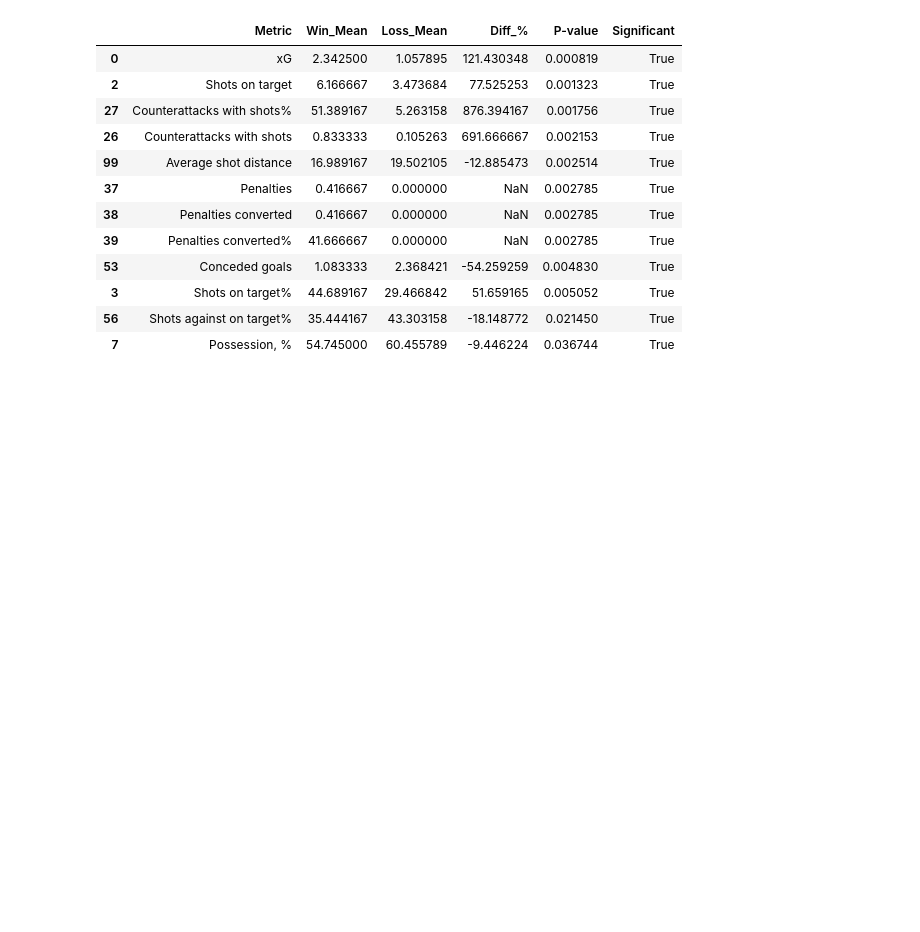
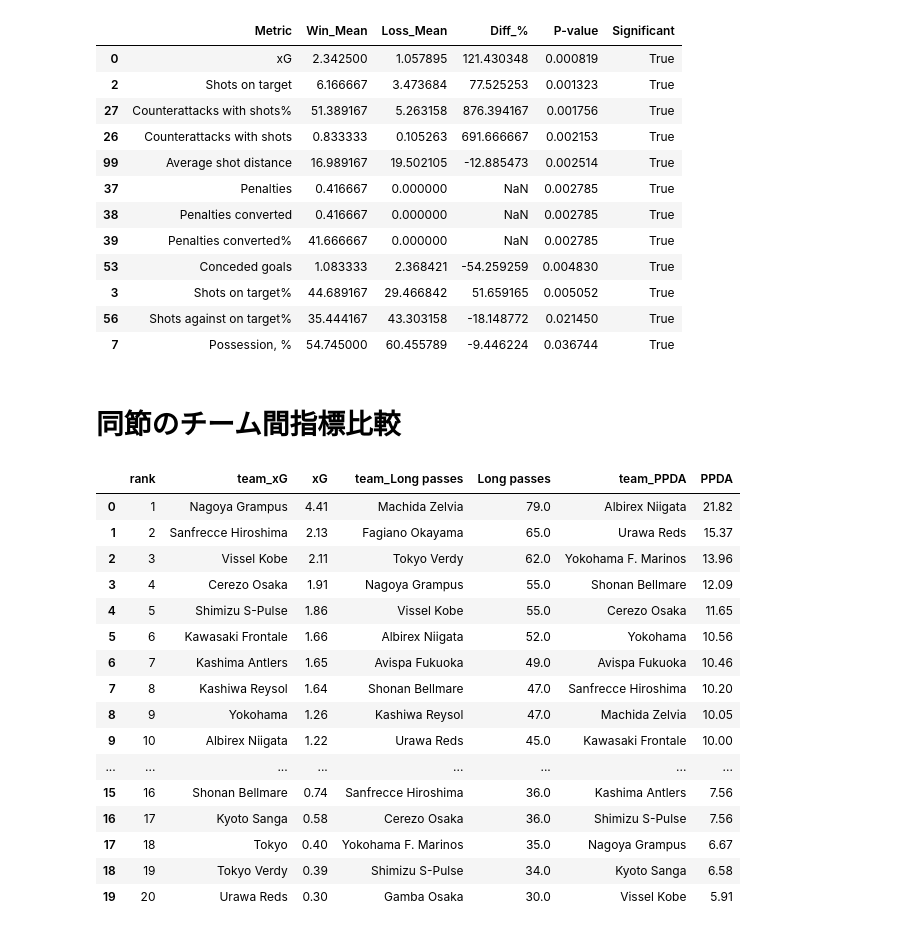
Before and after one commit to aritanaoya/Yokohama-F-Marinos-bunnseki, a Jupyter notebook: YokohamaFM_bunseki.ipynb, the cells around one changed output. Saved outputs shown, nothing was run; the diff lists cells and outputs as text; code cells hidden in the pictures; blank space fills up the shorter version.

```diff
--- a/YokohamaFM_bunseki.ipynb
+++ b/YokohamaFM_bunseki.ipynb
@@ -3,8 +3,9 @@
 # %%
 import pandas as pd
 # 正しいCSVファイルで再読み込み
-csv_path_corrected = "input/Team-Stats-Yokohama-F.-Marinos.csv"
-df_csv_corrected = pd.read_csv(csv_path_corrected, header=None)
+# csv_path_corrected = "input/Team-Stats-Yokohama-F.-Marinos.csv"
+csv_path_corrected = "input/Team-Stats-Yokohama-F.-Marinos.xlsx"
+df_csv_corrected = pd.read_excel(csv_path_corrected, header=None)
 
 # 最初の行をヘッダーとして取得
 header_row = df_csv_corrected.iloc[0].tolist()
@@ -366,3 +367,5 @@ display(comparison_df[comparison_df['Significant'] == True])
 | 3 | Shots on target% | 44.689167 | 29.466842 | 51.659165 | 0.005052 | True |
 | 56 | Shots against on target% | 35.444167 | 43.303158 | -18.148772 | 0.021450 | True |
 | 7 | Possession, % | 54.745000 | 60.455789 | -9.446224 | 0.036744 | True |
+# %% [markdown]
+# 同節のチーム間指標比較
@@ -368,0 +442,20 @@ display(comparison_df[comparison_df['Significant'] == True])
+# %%
+df_metric
+# %% [output]
+|  | rank | team_xG | xG | team_Long passes | Long passes | team_PPDA | PPDA |
+| 0 | 1 | Nagoya Grampus | 4.41 | Machida Zelvia | 79.0 | Albirex Niigata | 21.82 |
+| 1 | 2 | Sanfrecce Hiroshima | 2.13 | Fagiano Okayama | 65.0 | Urawa Reds | 15.37 |
+| 2 | 3 | Vissel Kobe | 2.11 | Tokyo Verdy | 62.0 | Yokohama F. Marinos | 13.96 |
+| 3 | 4 | Cerezo Osaka | 1.91 | Nagoya Grampus | 55.0 | Shonan Bellmare | 12.09 |
+| 4 | 5 | Shimizu S-Pulse | 1.86 | Vissel Kobe | 55.0 | Cerezo Osaka | 11.65 |
+| 5 | 6 | Kawasaki Frontale | 1.66 | Albirex Niigata | 52.0 | Yokohama | 10.56 |
+| 6 | 7 | Kashima Antlers | 1.65 | Avispa Fukuoka | 49.0 | Avispa Fukuoka | 10.46 |
+| 7 | 8 | Kashiwa Reysol | 1.64 | Shonan Bellmare | 47.0 | Sanfrecce Hiroshima | 10.20 |
+| 8 | 9 | Yokohama | 1.26 | Kashiwa Reysol | 47.0 | Machida Zelvia | 10.05 |
+| 9 | 10 | Albirex Niigata | 1.22 | Urawa Reds | 45.0 | Kawasaki Frontale | 10.00 |
+| ... | ... | ... | ... | ... | ... | ... | ... |
+| 15 | 16 | Shonan Bellmare | 0.74 | Sanfrecce Hiroshima | 36.0 | Kashima Antlers | 7.56 |
+| 16 | 17 | Kyoto Sanga | 0.58 | Cerezo Osaka | 36.0 | Shimizu S-Pulse | 7.56 |
+| 17 | 18 | Tokyo | 0.40 | Yokohama F. Marinos | 35.0 | Nagoya Grampus | 6.67 |
+| 18 | 19 | Tokyo Verdy | 0.39 | Shimizu S-Pulse | 34.0 | Kyoto Sanga | 6.58 |
+| 19 | 20 | Urawa Reds | 0.30 | Gamba Osaka | 30.0 | Vissel Kobe | 5.91 |
```
Also changed, not shown: parts of 1 cell of this notebook, 2 other files.
